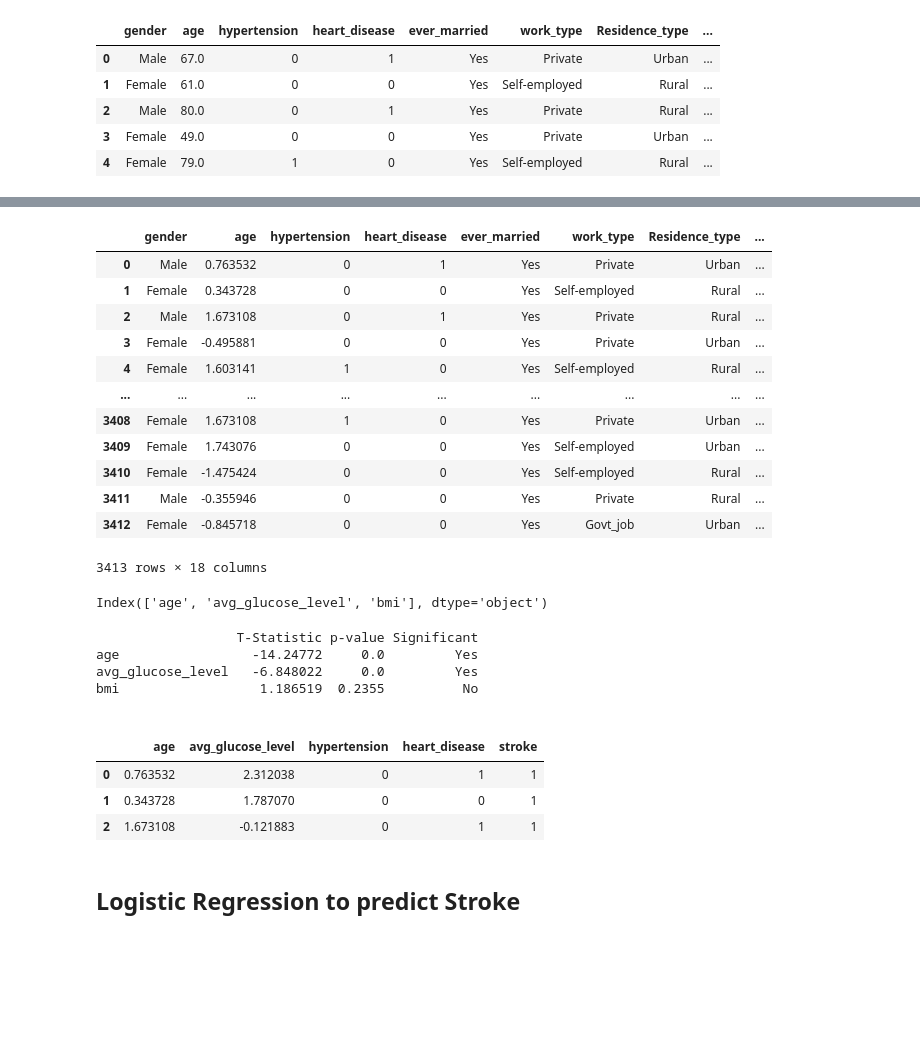
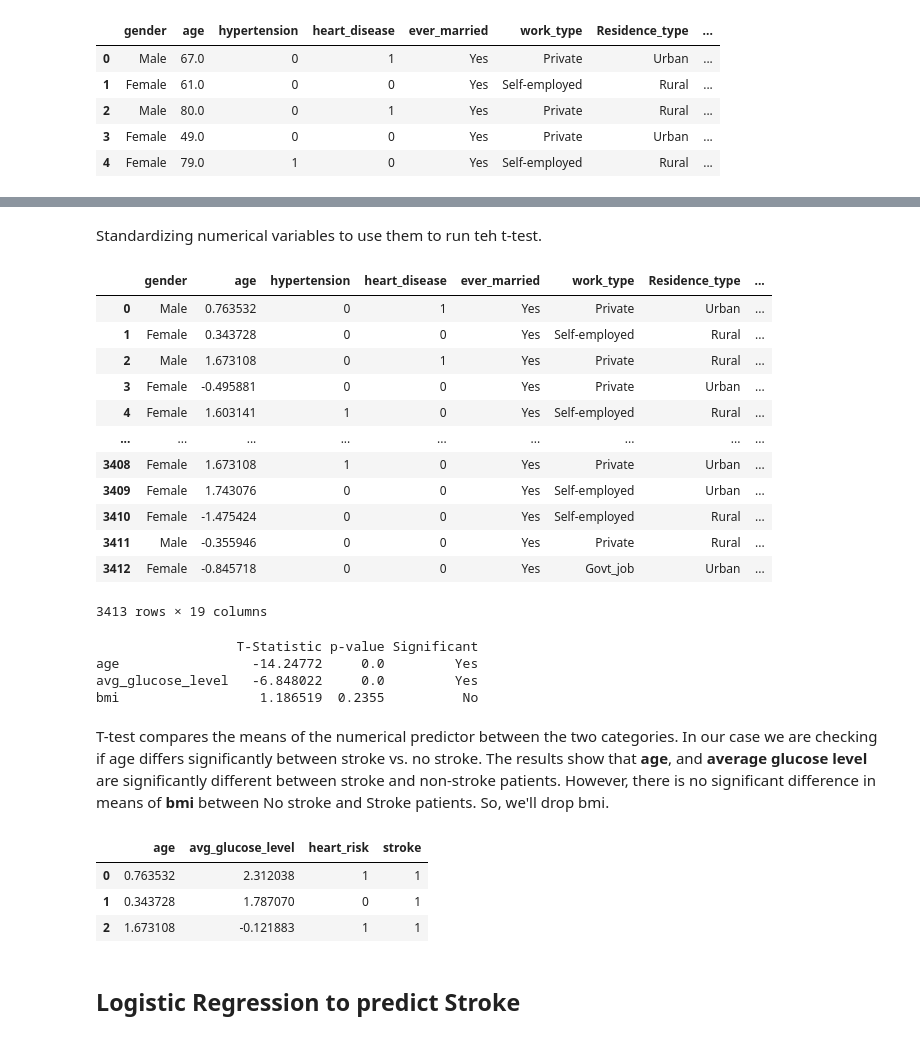
Before and after one commit to Mulders95/Predicting_Stroke_and_Heart_Disease, a Jupyter notebook: machine_learning.ipynb, the cells around one changed output, grey strips where cells are left out. Saved outputs shown, nothing was run; the diff lists cells and outputs as text; code cells hidden in the pictures; blank space fills up the shorter version.

Commit message:
Machine learning models with teh stroke dataset

```diff
--- a/machine_learning.ipynb
+++ b/machine_learning.ipynb
@@ -24,7 +25,7 @@ from sklearn import set_config
 set_config(transform_output="pandas")
 # %%
 # Reading the dataset
-file_path = 'C:/Users/15199/DSI/rk_team_project/stroke_full.csv'
+file_path = 'Stroke/stroke_full.csv'
 df = pd.read_csv(file_path)
 df.head()
 # %% [output]
@@ -34,4 +35,6 @@ df.head()
 | 2 | Male | 80.0 | 0 | 1 | Yes | Private | Rural | ... |
 | 3 | Female | 49.0 | 0 | 0 | Yes | Private | Urban | ... |
 | 4 | Female | 79.0 | 1 | 0 | Yes | Self-employed | Rural | ... |
+# %%
+df['heart_risk'] = (df['hypertension'] | df['heart_disease']).astype(int)
 # %%
@@ -70,3 +78,5 @@ The results above indicate that there is no relationship between **gender** & **
+# %% [markdown]
+Standardizing numerical variables to use them to run teh t-test.
 # %%
 # Standardizing only numerical variables
 df[numerical] = StandardScaler().fit_transform(df[numerical])
@@ -84,11 +94,7 @@ df
 | 3410 | Female | -1.475424 | 0 | 0 | Yes | Self-employed | Rural | ... |
 | 3411 | Male | -0.355946 | 0 | 0 | Yes | Private | Rural | ... |
 | 3412 | Female | -0.845718 | 0 | 0 | Yes | Govt_job | Urban | ... |
-3413 rows × 18 columns
+3413 rows × 19 columns
-# %%
-df[numerical].columns
-# %% [output]
-Index(['age', 'avg_glucose_level', 'bmi'], dtype='object')
 # %%
 numerical = list(df[numerical].columns)
 
@@ -111,15 +117,15 @@ age                 -14.24772     0.0         Yes
 avg_glucose_level   -6.848022     0.0         Yes
 bmi                  1.186519  0.2355          No
 # %% [markdown]
-<!-- T-test compares the means of the numerical predictor between the two categories. In our case we are checking if age differs significantly between stroke vs. no stroke. The resulst show that all the three numerical variable age, bmi, and average glucose level are significantly different between stroke and non-stroke patients.  -->
+T-test compares the means of the numerical predictor between the two categories. In our case we are checking if age differs significantly between stroke vs. no stroke. The results show that **age**, and **average glucose level** are significantly different between stroke and non-stroke patients. However, there is no significant difference in means of **bmi** between No stroke and Stroke patients. So, we'll drop bmi.
 # %%
-df = df[['age', 'avg_glucose_level', 'hypertension', 'heart_disease', 'stroke']]
+df = df[['age', 'avg_glucose_level', 'heart_risk', 'stroke']]
 df.head(3)
 # %% [output]
-|  | age | avg_glucose_level | hypertension | heart_disease | stroke |
-| 0 | 0.763532 | 2.312038 | 0 | 1 | 1 |
-| 1 | 0.343728 | 1.787070 | 0 | 0 | 1 |
-| 2 | 1.673108 | -0.121883 | 0 | 1 | 1 |
+|  | age | avg_glucose_level | heart_risk | stroke |
+| 0 | 0.763532 | 2.312038 | 1 | 1 |
+| 1 | 0.343728 | 1.787070 | 0 | 1 |
+| 2 | 1.673108 | -0.121883 | 1 | 1 |
 # %% [markdown]
 ## Logistic Regression to predict Stroke
 # %%
```
Also changed, not shown: parts of 11 cells of this notebook.
